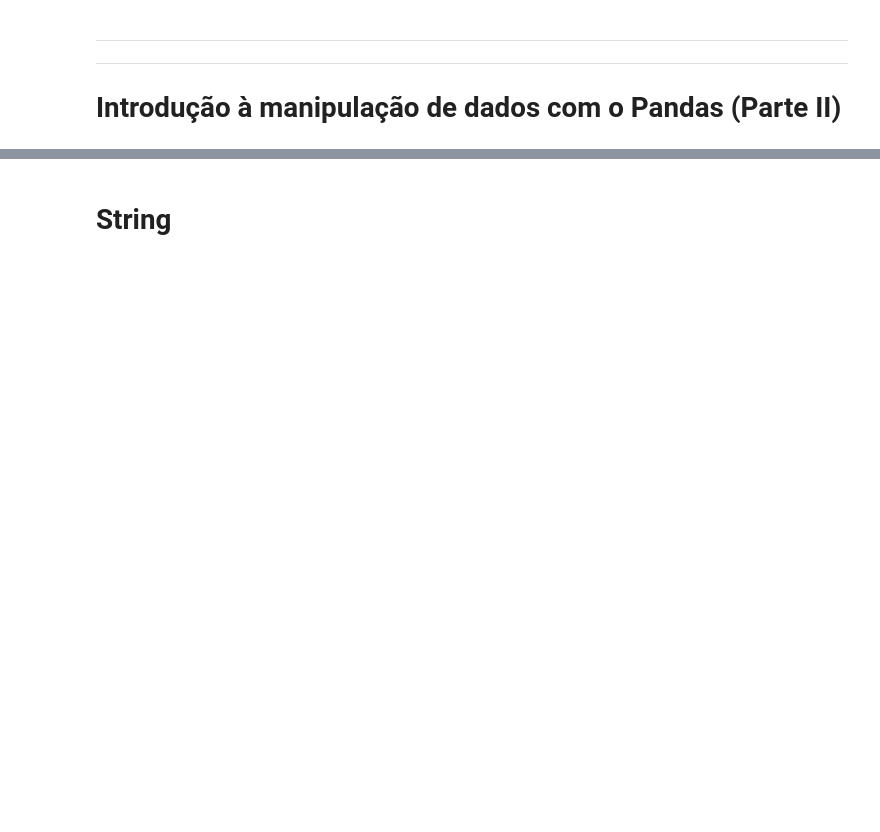
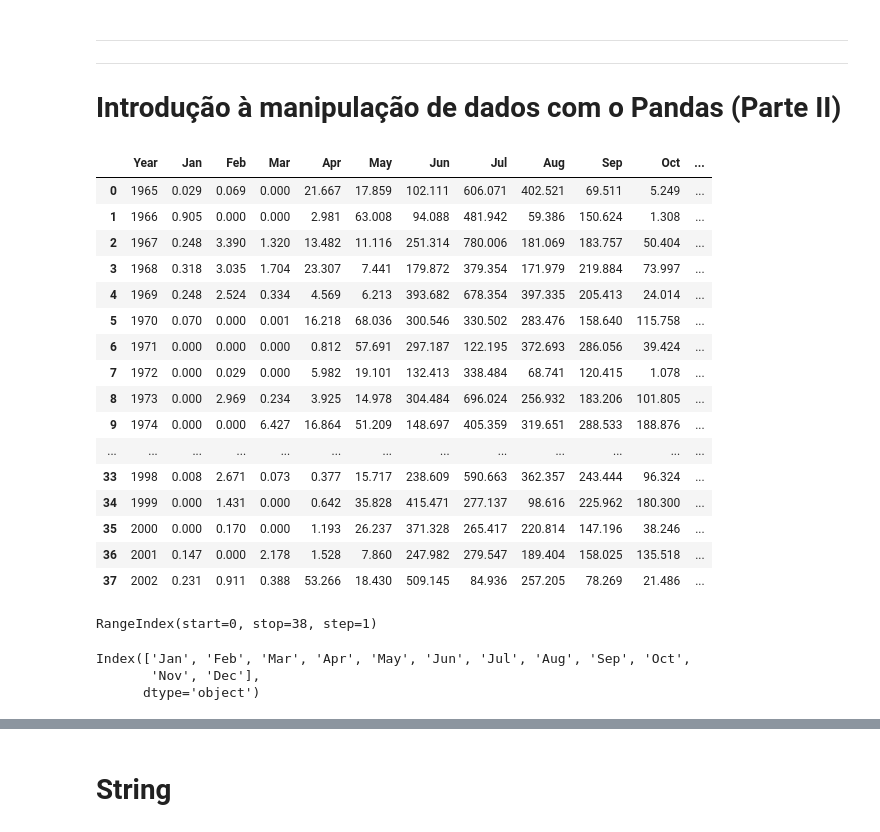
Before and after one commit to cordeirolibel/coderhouse_ds_45735, a Jupyter notebook: Aula07 (Introdução à Manipulação de Dados com Panda (Parte II))/Aula07.ipynb, the cells around one changed output, grey strips where cells are left out. Saved outputs shown, nothing was run; the diff lists cells and outputs as text; code cells hidden in the pictures; blank space fills up the shorter version.

Commit message:
add bases folder

```diff
--- a/Aula07 (Introdução à Manipulação de Dados com Panda (Parte II))/Aula07.ipynb
+++ b/Aula07 (Introdução à Manipulação de Dados com Panda (Parte II))/Aula07.ipynb
@@ -8,10 +8,36 @@ import pandas as pd
 import numpy as np
 # %%
 #medições pluviométricas (em milímetros).
-df = pd.read_csv('../../bases/pune_1965_to_2002.csv')
+df = pd.read_csv('../bases/pune_1965_to_2002.csv')
 df
+# %% [output]
+|  | Year | Jan | Feb | Mar | Apr | May | Jun | Jul | Aug | Sep | Oct | ... |
+| 0 | 1965 | 0.029 | 0.069 | 0.000 | 21.667 | 17.859 | 102.111 | 606.071 | 402.521 | 69.511 | 5.249 | ... |
+| 1 | 1966 | 0.905 | 0.000 | 0.000 | 2.981 | 63.008 | 94.088 | 481.942 | 59.386 | 150.624 | 1.308 | ... |
+| 2 | 1967 | 0.248 | 3.390 | 1.320 | 13.482 | 11.116 | 251.314 | 780.006 | 181.069 | 183.757 | 50.404 | ... |
+| 3 | 1968 | 0.318 | 3.035 | 1.704 | 23.307 | 7.441 | 179.872 | 379.354 | 171.979 | 219.884 | 73.997 | ... |
+| 4 | 1969 | 0.248 | 2.524 | 0.334 | 4.569 | 6.213 | 393.682 | 678.354 | 397.335 | 205.413 | 24.014 | ... |
+| 5 | 1970 | 0.070 | 0.000 | 0.001 | 16.218 | 68.036 | 300.546 | 330.502 | 283.476 | 158.640 | 115.758 | ... |
+| 6 | 1971 | 0.000 | 0.000 | 0.000 | 0.812 | 57.691 | 297.187 | 122.195 | 372.693 | 286.056 | 39.424 | ... |
+| 7 | 1972 | 0.000 | 0.029 | 0.000 | 5.982 | 19.101 | 132.413 | 338.484 | 68.741 | 120.415 | 1.078 | ... |
+| 8 | 1973 | 0.000 | 2.969 | 0.234 | 3.925 | 14.978 | 304.484 | 696.024 | 256.932 | 183.206 | 101.805 | ... |
+| 9 | 1974 | 0.000 | 0.000 | 6.427 | 16.864 | 51.209 | 148.697 | 405.359 | 319.651 | 288.533 | 188.876 | ... |
+| ... | ... | ... | ... | ... | ... | ... | ... | ... | ... | ... | ... | ... |
+| 33 | 1998 | 0.008 | 2.671 | 0.073 | 0.377 | 15.717 | 238.609 | 590.663 | 362.357 | 243.444 | 96.324 | ... |
+| 34 | 1999 | 0.000 | 1.431 | 0.000 | 0.642 | 35.828 | 415.471 | 277.137 | 98.616 | 225.962 | 180.300 | ... |
+| 35 | 2000 | 0.000 | 0.170 | 0.000 | 1.193 | 26.237 | 371.328 | 265.417 | 220.814 | 147.196 | 38.246 | ... |
+| 36 | 2001 | 0.147 | 0.000 | 2.178 | 1.528 | 7.860 | 247.982 | 279.547 | 189.404 | 158.025 | 135.518 | ... |
+| 37 | 2002 | 0.231 | 0.911 | 0.388 | 53.266 | 18.430 | 509.145 | 84.936 | 257.205 | 78.269 | 21.486 | ... |
 # %%
 df.index
+# %% [output]
+RangeIndex(start=0, stop=38, step=1)
+# %%
+df.values[:,1:]
+# %% [output]
+Index(['Jan', 'Feb', 'Mar', 'Apr', 'May', 'Jun', 'Jul', 'Aug', 'Sep', 'Oct',
+       'Nov', 'Dec'],
+      dtype='object')
 # %%
 indice  = df['Year']
 colunas = df.columns[1:]
```
Also changed, not shown: parts of 31 cells of this notebook, 4 other files.
